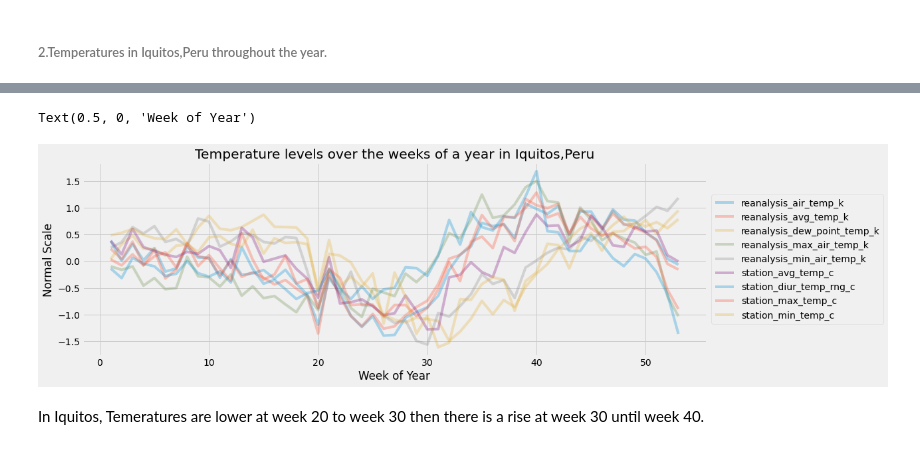
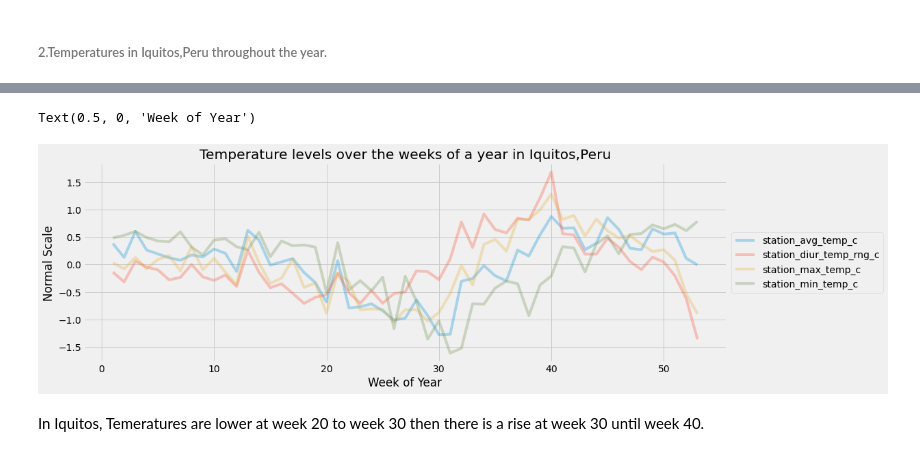
Before and after one commit to Mjcherono/Predicting-Disease-Spread, a Jupyter notebook: dengue.ipynb, the cells around one changed output, grey strips where cells are left out. Drawn from its saved outputs; the diff is of its cells as text; code cells hidden in the pictures.

```diff
--- a/dengue.ipynb
+++ b/dengue.ipynb
@@ -626,12 +752,12 @@ Since weather conditions are best described during time of the year, We will plo
 # %%
 #selecting columns
-precipitation_sj = scaled_sj.iloc[:,[0,6,8,15,16]]
+#precipitation_sj = scaled_sj.iloc[:,[0,6,8,15,16]]
 
-plt.subplots(figsize=(15, 5))
+#plt.subplots(figsize=(15, 5))
 
-for i in (precipitation_sj.columns[0:4]):
-  precipitation_sj.groupby('weekofyear')[i].mean().plot(alpha=0.3)
-plt.legend(loc='center left', bbox_to_anchor=(1, 0.5))
-plt.title('Precipitation levels over the weeks of a year in San Juan, Puerto Rico')
-plt.ylabel('Normal Scale')
-plt.xlabel('Week of Year')
+#for i in (precipitation_sj.columns[0:4]):
+#  precipitation_sj.groupby('weekofyear')[i].mean().plot(alpha=0.3)
+#plt.legend(loc='center left', bbox_to_anchor=(1, 0.5))
+#plt.title('Precipitation levels over the weeks of a year in San Juan, Puerto Rico')
+#plt.ylabel('Normal Scale')
+#plt.xlabel('Week of Year')
@@ -643,10 +778,10 @@ Text(0.5, 0, 'Week of Year')
 # %%
 #selecting columns
-temp_sj = scaled_sj.iloc[:,[1,2,3,4,5,11,12,13,14,16]]
+temp_sj = scaled_sj.iloc[:,[11,12,13,14,16]]
 
 plt.subplots(figsize=(15, 5))
 
-for i in (temp_sj.columns[0:9]):
+for i in (temp_sj.columns[0:4]):
   temp_sj.groupby('weekofyear')[i].mean().plot(alpha=0.3)
 plt.legend(loc='center left', bbox_to_anchor=(1, 0.5))
 plt.title('Temperature levels over the weeks of a year in San Juan, Puerto Rico')
@@ -742,12 +877,9 @@ Index(['precipitation_amt_mm', 'reanalysis_air_temp_k',
 ###### 1.Precipitation.
 # %%
 #selecting columns
-precipitation_iq = scaled_iq.iloc[:,[0,6,8,15,16]]
+precipitation_iq = scaled_iq.iloc[:,[15,16]]
 
-plt.subplots(figsize=(15, 5))
-
-for i in (precipitation_iq.columns[0:4]):
-  precipitation_iq.groupby('weekofyear')[i].mean().plot(alpha=0.3)
+precipitation_iq.groupby('weekofyear').mean().plot(alpha=0.3)
 plt.legend(loc='center left', bbox_to_anchor=(1, 0.5))
 plt.title('Precipitation levels over the weeks of a year Iquitos,Peru')
 plt.ylabel('Normal Scale')
@@ -762,18 +906,18 @@ Humidity is a measure of the amount of water vapour being held in the air. Water
 # %%
 #selecting columns
-temp_iq = scaled_iq.iloc[:,[1,2,3,4,5,11,12,13,14,16]]
+temp_iq = scaled_iq.iloc[:,[11,12,13,14,16]]
 
 plt.subplots(figsize=(15, 5))
 
-for i in (temp_iq.columns[0:9]):
+for i in (temp_iq.columns[0:4]):
   temp_iq.groupby('weekofyear')[i].mean().plot(alpha=0.3)
 plt.legend(loc='center left', bbox_to_anchor=(1, 0.5))
 plt.title('Temperature levels over the weeks of a year in Iquitos,Peru')
 plt.ylabel('Normal Scale')
 plt.xlabel('Week of Year')
 # %% [output]
 Text(0.5, 0, 'Week of Year')
-[figure, old version]
+[figure, new version]
 # %% [markdown]
 In Iquitos, Temeratures are lower at week 20 to week 30 then there is a rise at week 30 until week 40.
 # %% [markdown]
```
Also changed, not shown: parts of 34 cells of this notebook.
